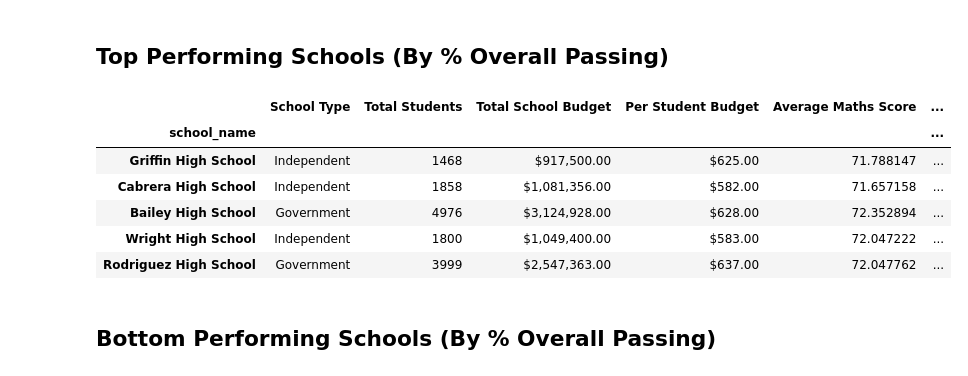
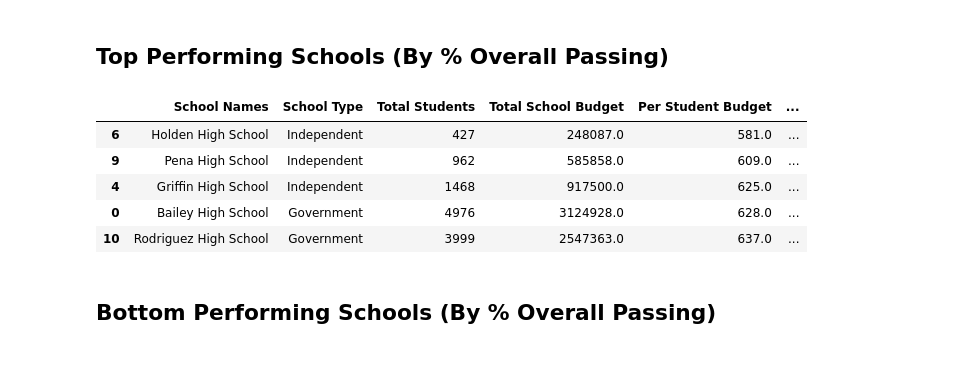
Before and after one commit to umasel/pandas_challenge, a Jupyter notebook: PyCitySchools/PyCitySchools_starter.ipynb, the cells around one changed output. Saved outputs shown, nothing was run; the diff lists cells and outputs as text; code cells hidden in the pictures.

```diff
--- a/PyCitySchools/PyCitySchools_starter.ipynb
+++ b/PyCitySchools/PyCitySchools_starter.ipynb
@@ -129,0 +101,33 @@ per_school_summary
+# %%
+# Convert to DataFrame
+school_summary = school_data_complete.groupby(['school_name'])
+school_names = school_data_complete.school_name.sort_values().unique()
+school_types = school_data.sort_values(by="school_name").type
+school_total_students = list(school_summary.student_name.count())
+school_budget = list(school_summary.budget.mean())
+school_per_student_budget = [i/j for i,j in zip(school_budget,school_total_students)]
+school_avg_math_score = list(school_summary.maths_score.mean())
+school_avg_reading_score = list(school_summary.reading_score.mean())
+
+# Calculating passing percentages
+school_summary = school_data_complete[school_data_complete['maths_score'] >= 70].groupby(['school_name'])
+school_pct_passing_math = [(i/j)*100 for i,j in zip(school_summary.maths_score.count(),school_total_students)]
+school_summary = school_data_complete[school_data_complete['reading_score'] >= 70].groupby(['school_name'])
+school_pct_passing_reading = [(i/j)*100 for i,j in zip(school_summary.reading_score.count(),school_total_students)]
+school_overall_passing = [(i+j)/2 for i,j in zip(school_pct_passing_math,school_pct_passing_reading)]
+
+# Compile all calculations into dataframe
+school_summary_df = pd.DataFrame({"School Names":school_names,
+                                  "School Type":school_types,
+                                  "Total Students":school_total_students,
+                                  "Total School Budget":school_budget,
+                                  "Per Student Budget":school_per_student_budget,
+                                  "Average Math Score":school_avg_math_score,
+                                  "Average Reading Score":school_avg_reading_score,
+                                  "% Passing Math":school_pct_passing_math,
+                                  "% Passing Reading":school_pct_passing_reading,
+                                  "Overall Passing Rate":school_overall_passing})
+
+school_summary_df = school_summary_df.reset_index(drop=True)
+school_summary_df
+# Display the DataFrame
@@ -131,16 +152,15 @@ per_school_summary
 ## Top Performing Schools (By % Overall Passing)
 # %%
 # Sort and show top five schools
-top_schools =
+top_schools =school_summary_df.sort_values(["Overall Passing Rate"], ascending=False)
 top_schools.head(5)
 # %% [output]
-|  | School Type | Total Students | Total School Budget | Per Student Budget | Average Maths Score | ... |
-| school_name |  |  |  |  |  | ... |
-| Griffin High School | Independent | 1468 | $917,500.00 | $625.00 | 71.788147 | ... |
-| Cabrera High School | Independent | 1858 | $1,081,356.00 | $582.00 | 71.657158 | ... |
-| Bailey High School | Government | 4976 | $3,124,928.00 | $628.00 | 72.352894 | ... |
-| Wright High School | Independent | 1800 | $1,049,400.00 | $583.00 | 72.047222 | ... |
-| Rodriguez High School | Government | 3999 | $2,547,363.00 | $637.00 | 72.047762 | ... |
+|  | School Names | School Type | Total Students | Total School Budget | Per Student Budget | ... |
+| 6 | Holden High School | Independent | 427 | 248087.0 | 581.0 | ... |
+| 9 | Pena High School | Independent | 962 | 585858.0 | 609.0 | ... |
+| 4 | Griffin High School | Independent | 1468 | 917500.0 | 625.0 | ... |
+| 0 | Bailey High School | Government | 4976 | 3124928.0 | 628.0 | ... |
+| 10 | Rodriguez High School | Government | 3999 | 2547363.0 | 637.0 | ... |
 # %% [markdown]
 ## Bottom Performing Schools (By % Overall Passing)
 # %%
```
Also changed, not shown: parts of 23 cells of this notebook, 2 other files.
